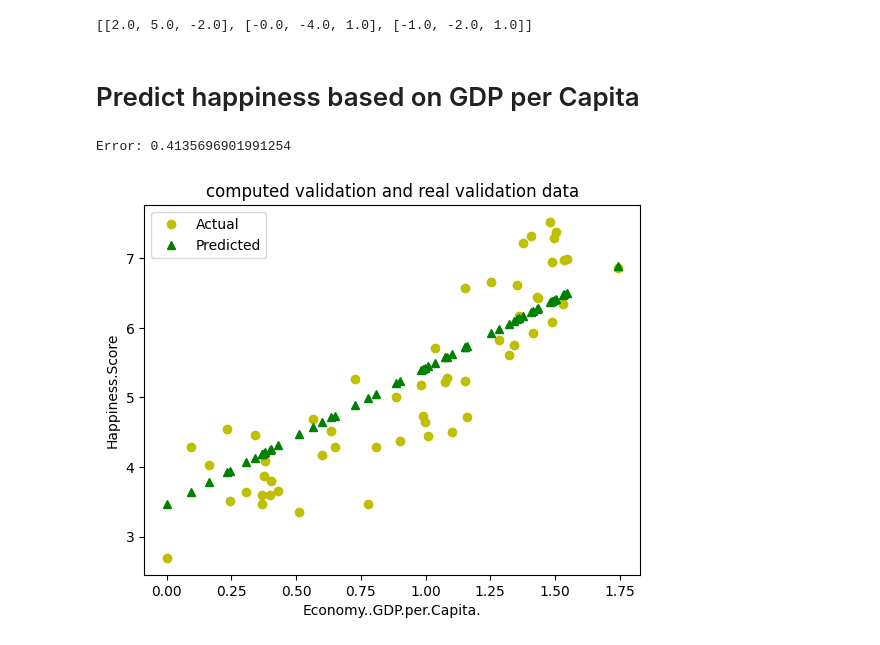
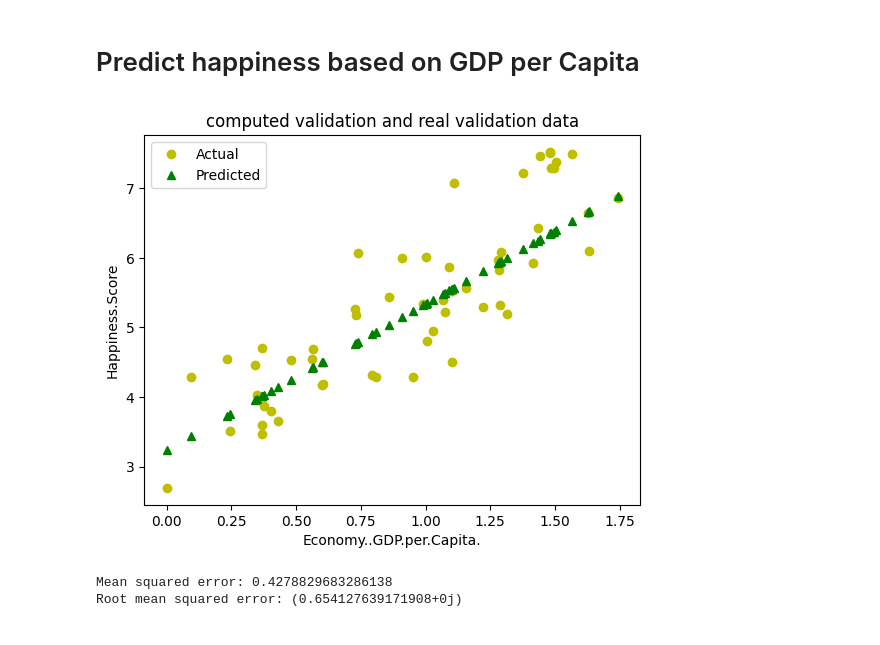
Before and after one commit to zdrobix/csubb, a Jupyter notebook: Semestru 4/IA/lab/lab5/regression_implemented.ipynb, the cells around one changed output. Drawn from its saved outputs; the diff is of its cells as text; code cells hidden in the pictures.

```diff
--- a/Semestru 4/IA/lab/lab5/regression_implemented.ipynb
+++ b/Semestru 4/IA/lab/lab5/regression_implemented.ipynb
@@ -58,13 +58,26 @@ def get_inverse_matrix(matrix):
     return [
         [y / det for y in row] for row in inverse
     ]
+
+def get_produce_matrix(matrix1, matrix2):
+    if len(matrix1[0]) != len(matrix2):
+        return None
+
+    produce = [[0] * len(matrix2[0]) for _ in range(len(matrix1))]
+    for row in range(len(matrix1)):
+        for col1 in range(len(matrix2[0])):
+            for col2 in range(len(matrix1[0])):
+                produce[row][col1] += matrix1[row][col2] * matrix2[col2][col1]
+
+    return produce
-# %% [output]
-[[2.0, 5.0, -2.0], [-0.0, -4.0, 1.0], [-1.0, -2.0, 1.0]]
 # %%
 def get_linear_regression(dataset, input_cols, output_col):
     dataset = dataset.dropna(subset=input_cols)
 
     x_train, x_test, y_train, y_test = train_test_split(dataset[input_cols], dataset[output_col], test_size= 0.35)
+
+    predictions = []
+    ww = []
 
     if len(input_cols) == 1:
         x = x_train[input_cols[0]].values
@@ -74,8 +87,6 @@ def get_linear_regression(dataset, input_cols, output_col):
         w0 = (sum(y) - w1 * sum(x)) / len(x)
 
         predictions = [w0 + w1 * value for value in x_test[input_cols[0]].values]
-        print(f"Mean squared error: {sum([(a - p) ** 2 for a, p in zip(y_test, predictions)]) / len(predictions)}")
-        print(f"Root mean squared error: {sqrt(sum([(a - p) ** 2 for a, p in zip(y_test, predictions)]) / len(predictions))}")
 
         plt.plot(x_test, y_test, 'yo', label = 'Actual')
         plt.plot(x_test, predictions, 'g^', label = "Predicted")
@@ -85,18 +96,45 @@ def get_linear_regression(dataset, input_cols, output_col):
         plt.legend()
         plt.show()
 
-        return w0, w1
+        ww = [w0, w1]
 
-    ww =
+    x_train_bias = [[1] + list(row) for row in x_train.values]
+    ww = get_produce_matrix(
+            get_produce_matrix(
+                get_inverse_matrix(
+                    get_produce_matrix(
+                        get_transpose_matrix(x_train_bias),
+                        x_train_bias)),
+                get_transpose_matrix(x_train_bias)),
+            [[y] for y in y_train])
+
+    if len(input_cols) == 2:
+        predictions =  [ww[0][0] + ww[1][0] * x[0] + ww[2][0] * x[1] for x in [list(xx) for xx in x_test.values]]
+
+        fig = plt.figure()
+        ax = fig.add_subplot(111, projection='3d')
+        ax.scatter(x_test[input_cols[0]], x_test[input_cols[1]], y_test, c='purple', label='Actual')
+        ax.scatter(x_test[input_cols[0]], x_test[input_cols[1]], predictions, c='yellow', marker='^',label='Predicted')
+        ax.set_xlabel(input_cols[0])
+        ax.set_ylabel(input_cols[1])
+        ax.set_zlabel(output_col)
+        ax.set_title('computed validation and real validation data')
+        ax.legend()
+        plt.show()
+
+    print(f"Mean squared error: {sum([(a - p) ** 2 for a, p in zip(y_test, predictions)]) / len(predictions)}")
+    print(f"Root mean squared error: {sqrt(sum([(a - p) ** 2 for a, p in zip(y_test, predictions)]) / len(predictions))}")
+    return ww
 # %% [markdown]
 # Predict happiness based on GDP per Capita
 # %%
-ww0, ww1 = get_linear_regression(read_dataset(dataset_path), ['Economy..GDP.per.Capita.'], 'Happiness.Score')
+ww = get_linear_regression(read_dataset(dataset_path), ['Economy..GDP.per.Capita.'], 'Happiness.Score')
 
 def run_model():
     gdp_capita = int(input("Enter GDP per Capita: "))
     print(f"Prediction (GPD per Capita = {gdp_capita}):")
-    print(f"Happiness = {ww0 + ww1 * gdp_capita}")
+    print(f"Happiness = {ww[0] + ww[1] * gdp_capita}")
 # %% [output]
+[figure, new version]
-Error: 0.4135696901991254
+Mean squared error: 0.4278829683286138
+Root mean squared error: (0.654127639171908+0j)
-[figure, old version]
```
Also changed, not shown: parts of 1 cell of this notebook, 1 other file.
